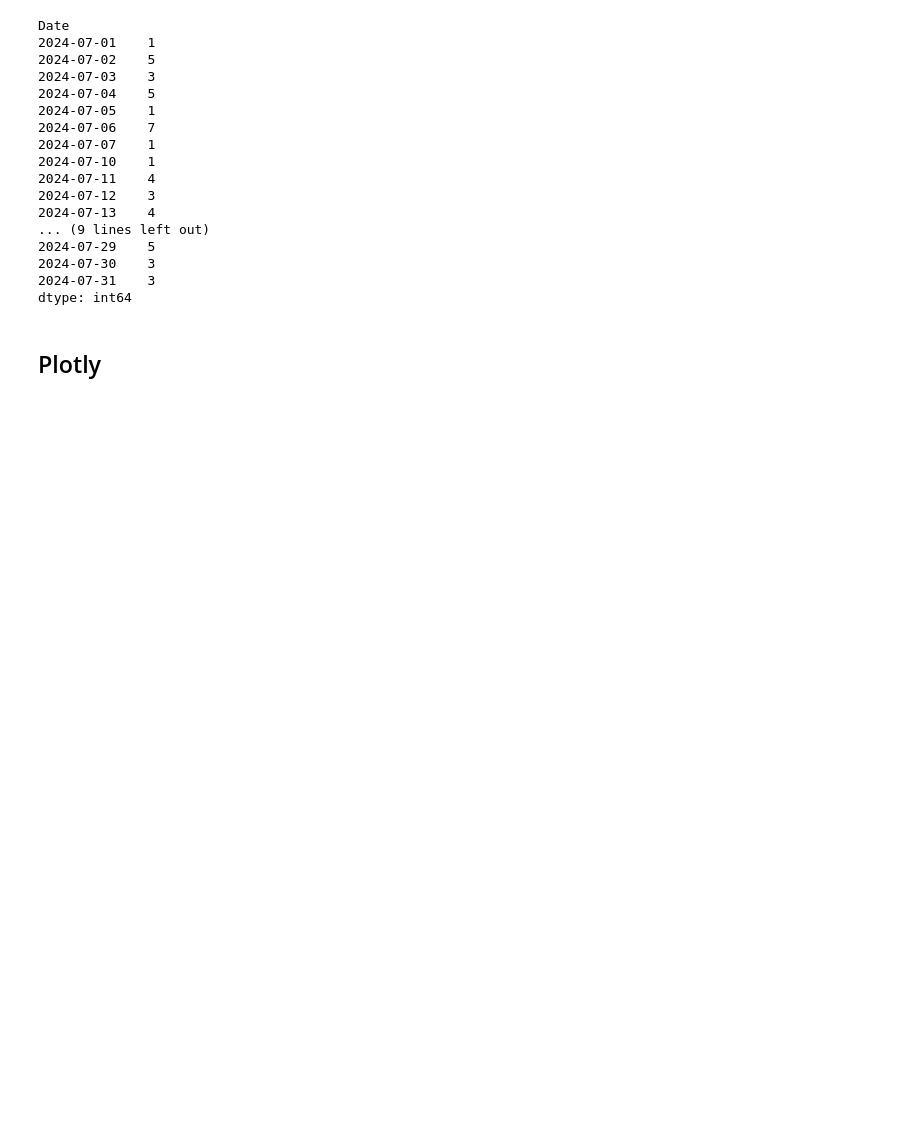
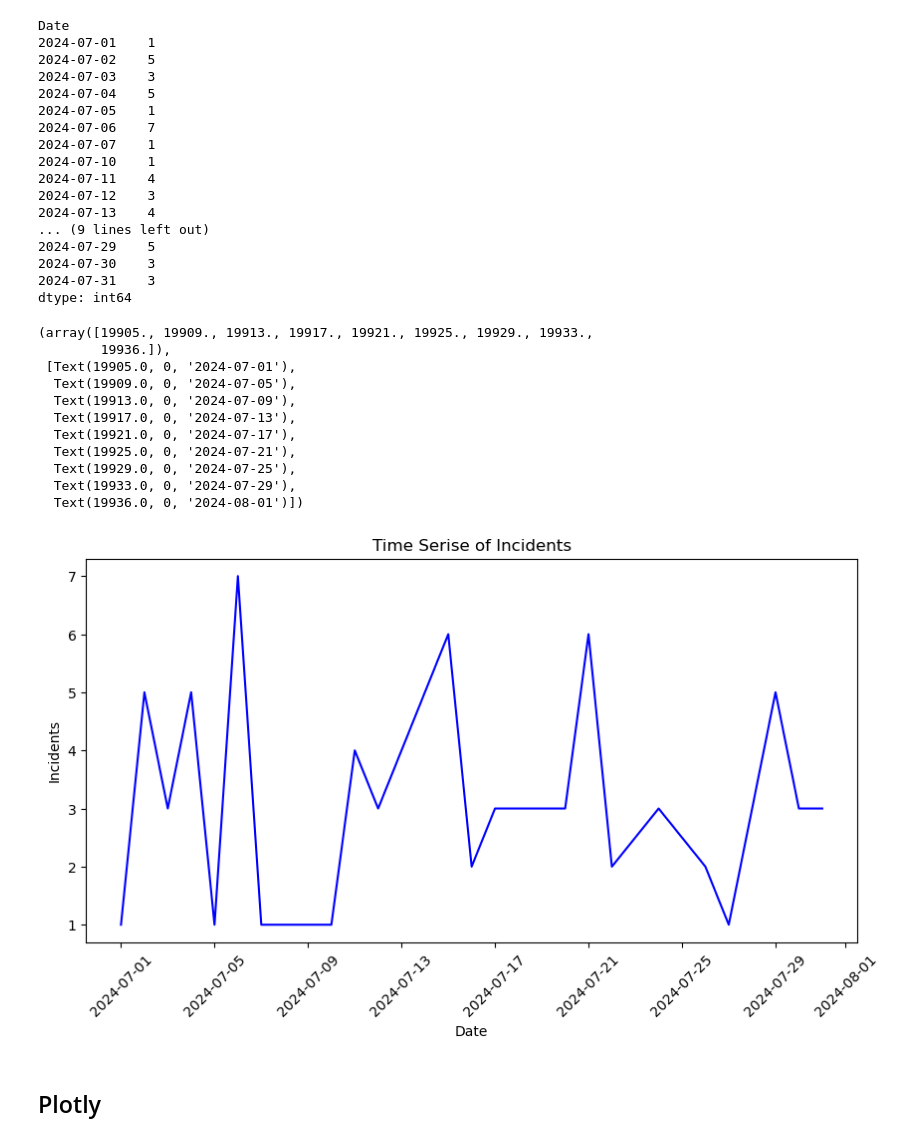
Before and after one commit to gisynw/ssj-302_V1, a Jupyter notebook: docs/Lectures/Week06_visualization/Week06_visualization_student.ipynb, the cells around one changed output. Drawn from its saved outputs; the diff is of its cells as text; code cells hidden in the pictures; blank space fills up the shorter version.

```diff
--- a/docs/Lectures/Week06_visualization/Week06_visualization_student.ipynb
+++ b/docs/Lectures/Week06_visualization/Week06_visualization_student.ipynb
@@ -598,3 +599,26 @@ dtype: int64
+# %%
+# Create a line plot with Seaborn
+plt.figure(figsize=(10,5))
+sns.lineplot(x=incidents_per_day.index, y=incidents_per_day.values,markers='o',
+             color = 'blue')
+
+plt.title('Time Serise of Incidents')
+plt.xlabel('Date')
+plt.ylabel('Incidents')
+plt.xticks(rotation = 45)
+# %% [output]
+(array([19905., 19909., 19913., 19917., 19921., 19925., 19929., 19933.,
+        19936.]),
+ [Text(19905.0, 0, '2024-07-01'),
+  Text(19909.0, 0, '2024-07-05'),
+  Text(19913.0, 0, '2024-07-09'),
+  Text(19917.0, 0, '2024-07-13'),
+  Text(19921.0, 0, '2024-07-17'),
+  Text(19925.0, 0, '2024-07-21'),
+  Text(19929.0, 0, '2024-07-25'),
+  Text(19933.0, 0, '2024-07-29'),
+  Text(19936.0, 0, '2024-08-01')])
+[figure, added]
 # %% [markdown]
 ## Plotly
 # %%
```
Also changed, not shown: parts of 11 cells of this notebook, 1 other file.
